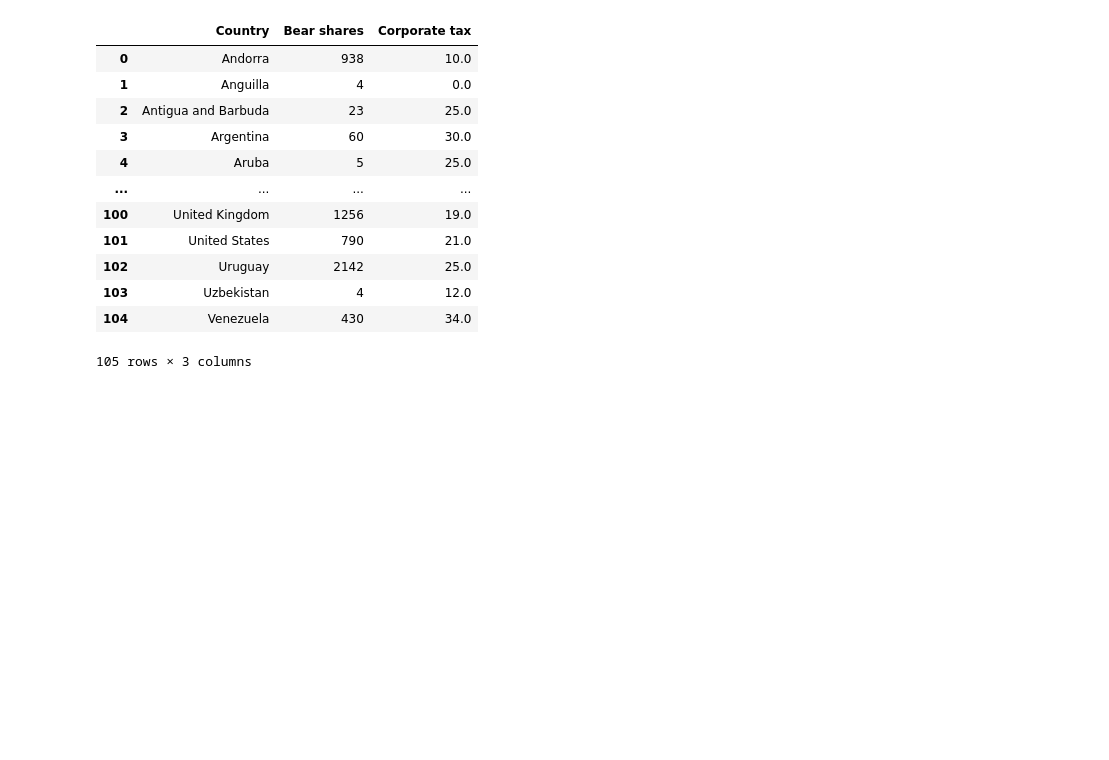
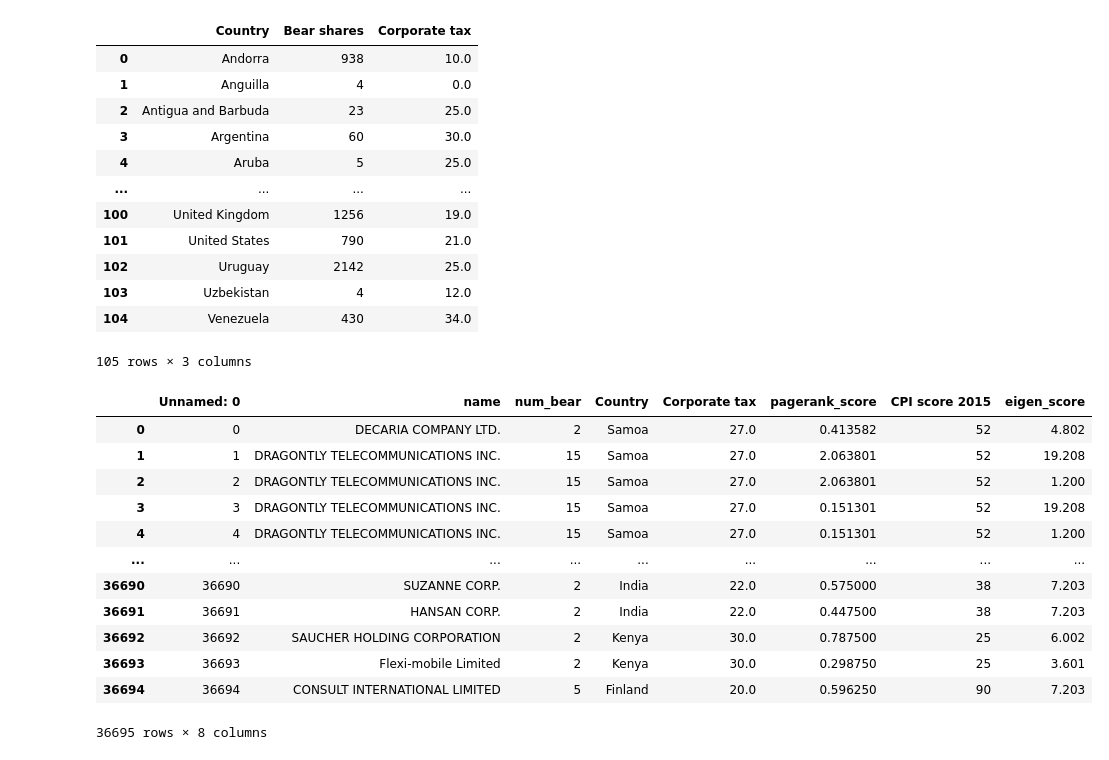
Before and after one commit to alexmak001/Panama-Papers, a Jupyter notebook: prabina.ipynb, the cells around one changed output. Cells and saved outputs as stored; diff of their text form; code cells hidden in the pictures; blank space fills up the shorter version.

```diff
--- a/prabina.ipynb
+++ b/prabina.ipynb
@@ -528,3 +528,20 @@ corporate_taxes_country
 # corporate_taxes_country.to_csv("data/bear_shares_and_corporate_tax_per_country")
 # %%
 # If a country has low corporate tax, does it tend to have more bear shares?
+# %%
+final_df = pd.read_csv('data/final_df.csv')
+final_df
+# %% [output]
+|  | Unnamed: 0 | name | num_bear | Country | Corporate tax | pagerank_score | CPI score 2015 | eigen_score |
+| 0 | 0 | DECARIA COMPANY LTD. | 2 | Samoa | 27.0 | 0.413582 | 52 | 4.802 |
+| 1 | 1 | DRAGONTLY TELECOMMUNICATIONS INC. | 15 | Samoa | 27.0 | 2.063801 | 52 | 19.208 |
+| 2 | 2 | DRAGONTLY TELECOMMUNICATIONS INC. | 15 | Samoa | 27.0 | 2.063801 | 52 | 1.200 |
+| 3 | 3 | DRAGONTLY TELECOMMUNICATIONS INC. | 15 | Samoa | 27.0 | 0.151301 | 52 | 19.208 |
+| 4 | 4 | DRAGONTLY TELECOMMUNICATIONS INC. | 15 | Samoa | 27.0 | 0.151301 | 52 | 1.200 |
+| ... | ... | ... | ... | ... | ... | ... | ... | ... |
+| 36690 | 36690 | SUZANNE CORP. | 2 | India | 22.0 | 0.575000 | 38 | 7.203 |
+| 36691 | 36691 | HANSAN CORP. | 2 | India | 22.0 | 0.447500 | 38 | 7.203 |
+| 36692 | 36692 | SAUCHER HOLDING CORPORATION | 2 | Kenya | 30.0 | 0.787500 | 25 | 6.002 |
+| 36693 | 36693 | Flexi-mobile Limited | 2 | Kenya | 30.0 | 0.298750 | 25 | 3.601 |
+| 36694 | 36694 | CONSULT INTERNATIONAL LIMITED | 5 | Finland | 20.0 | 0.596250 | 90 | 7.203 |
+36695 rows × 8 columns
```
Also changed, not shown: parts of 1 cell of this notebook, 1 other file.
